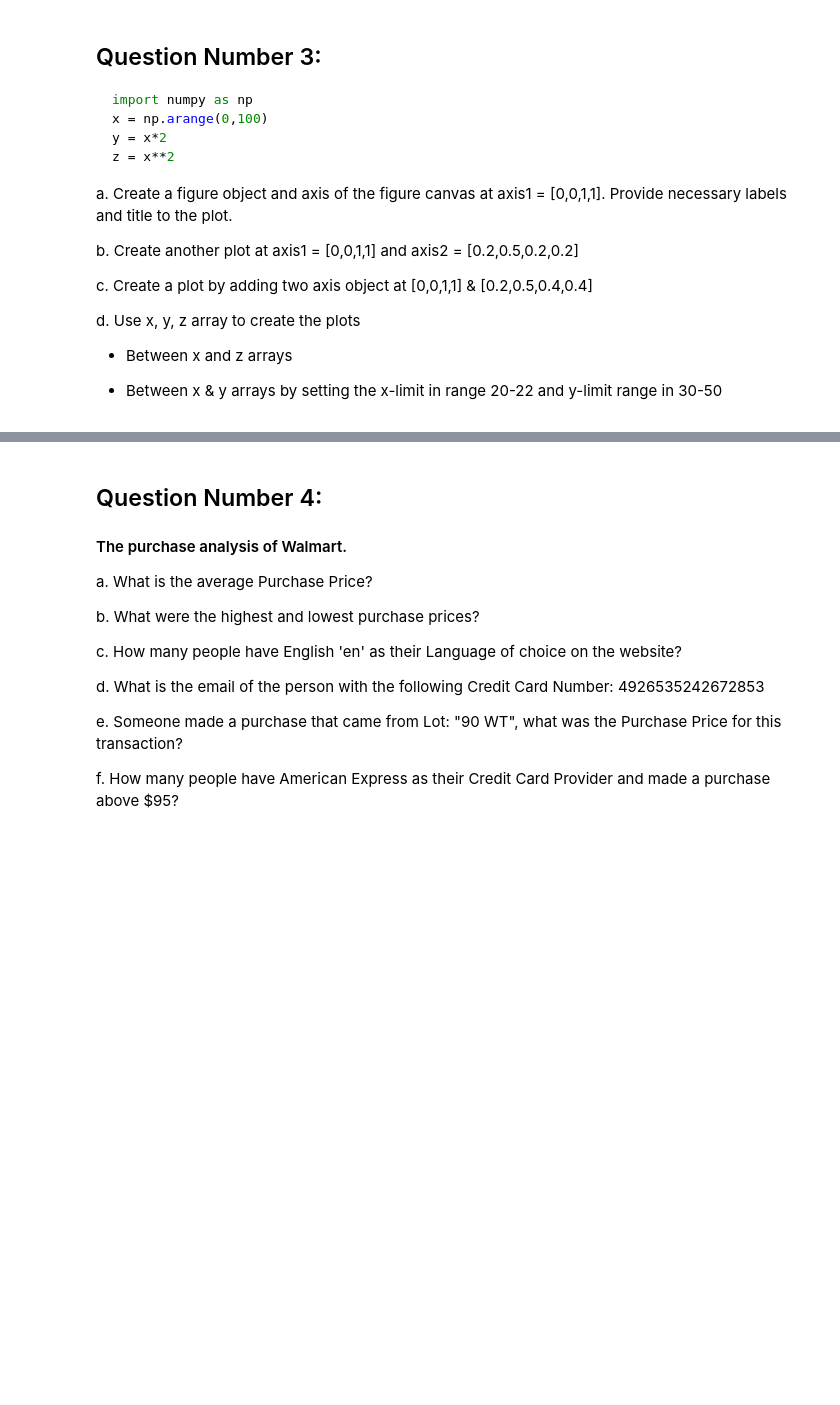
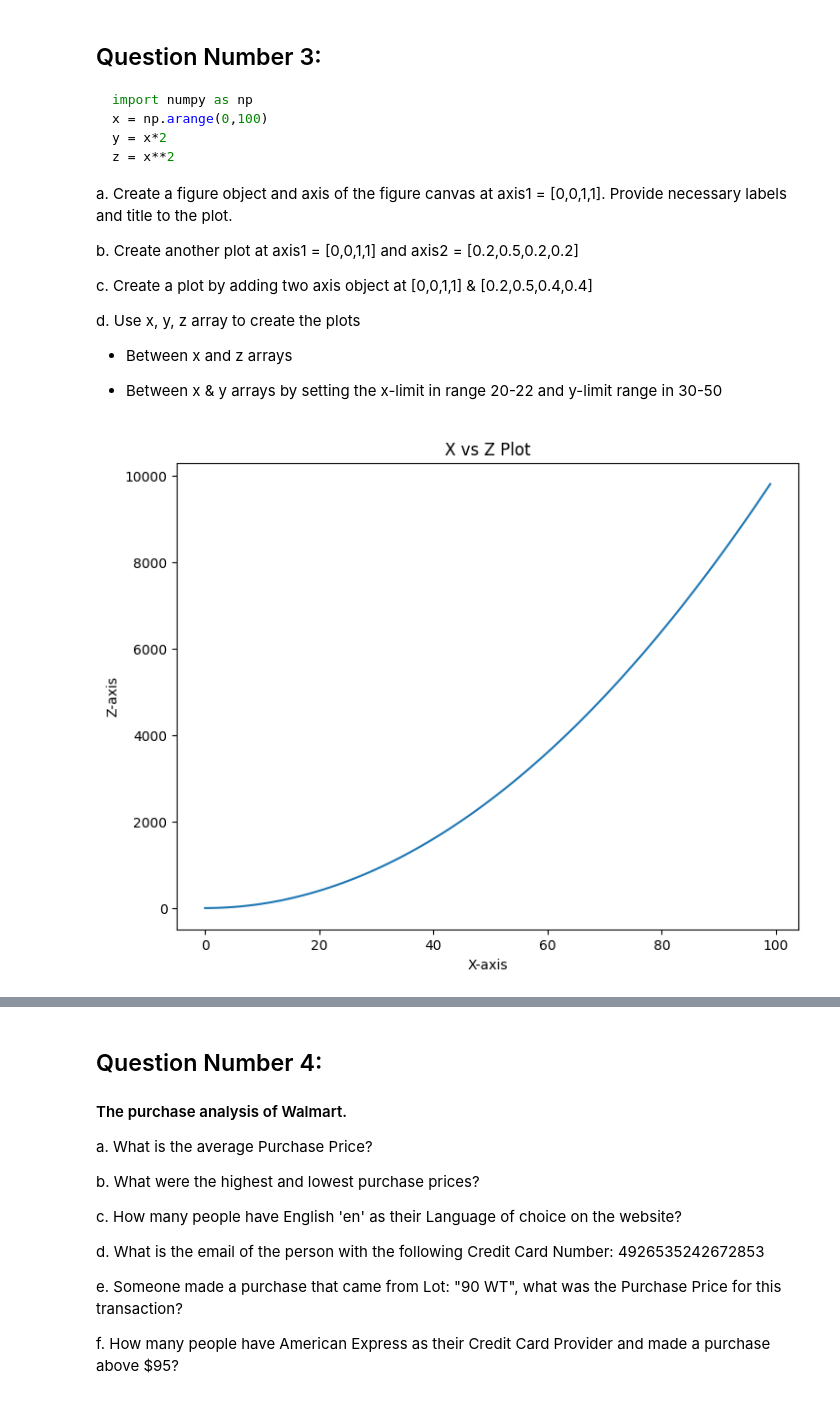
Before and after one commit to sngrajesh/DataAnalytics, a Jupyter notebook: Lab Assignments/Assignment-10-EDA.ipynb, the cells around one changed output, grey strips where cells are left out. Saved outputs shown, nothing was run; the diff lists cells and outputs as text; code cells hidden in the pictures; blank space fills up the shorter version.

```diff
--- a/Lab Assignments/Assignment-10-EDA.ipynb
+++ b/Lab Assignments/Assignment-10-EDA.ipynb
@@ -199,3 +237,22 @@ d. Use x, y, z array to create the plots
 - Between x and z arrays
 
 - Between x & y arrays by setting the x-limit in range 20-22 and y-limit range in 30-50
+# %%
+x = np.arange(0, 100)
+y = x * 2
+z = x**2
+
+fig = plt.figure()
+ax1 = fig.add_axes([0, 0, 1, 1])  # Create the first axis
+
+# Plot data on the first axis (replace with your desired plot type)
+ax1.plot(x, z)  # Plotting x vs z as an example
+
+# Set labels and title for the first axis
+ax1.set_xlabel("X-axis")
+ax1.set_ylabel("Z-axis")
+ax1.set_title("X vs Z Plot")
+
+plt.show() # Display the plot
+# %% [output]
+[figure, added]
```
Also changed, not shown: parts of 17 cells of this notebook, 8 other files.
